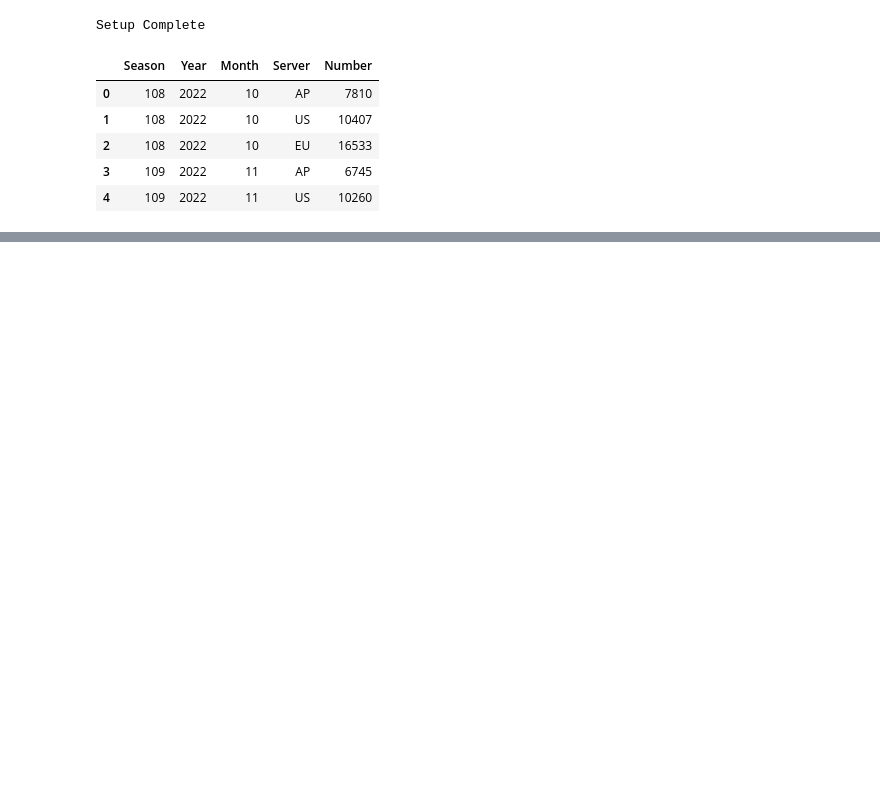
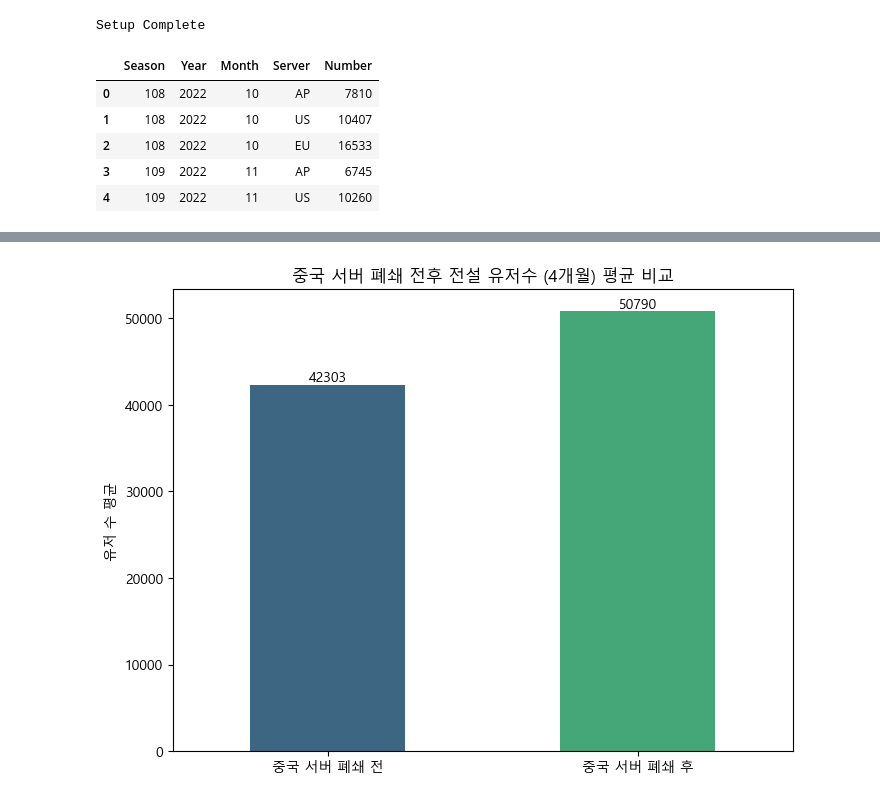
Before and after one commit to tlthr764/codingon_project_03, a Jupyter notebook: graph_legend.ipynb, the cells around one changed output, grey strips where cells are left out. Cells and saved outputs as stored; diff of their text form; code cells hidden in the pictures; blank space fills up the shorter version.

```diff
--- a/graph_legend.ipynb
+++ b/graph_legend.ipynb
@@ -94,3 +94,25 @@ plt.show()
+# %%
+# 108~111 시즌과 112~115 시즌으로 데이터 필터링
+season_108_111 = total_user[total_user['Season'].between(108, 111)]
+season_112_115 = total_user[total_user['Season'].between(112, 115)]
+
+# 유저 수 평균 계산
+mean_108_111 = season_108_111['Number'].mean()
+mean_112_115 = season_112_115['Number'].mean()
+
+# 그래프 그리기
+plt.figure(figsize=(8, 6))
+ax = sns.barplot(x=['중국 서버 폐쇄 전', '중국 서버 폐쇄 후'], y=[mean_108_111, mean_112_115], palette='viridis', width=0.5)
+
+# 막대 끝에 평균 유저수 표시
+for i, v in enumerate([mean_108_111, mean_112_115]):
+    ax.text(i, v + 50, f'{v:.0f}', color='black', ha='center', va='bottom')
+
+plt.title('중국 서버 폐쇄 전후 전설 유저수 (4개월) 평균 비교')
+plt.ylabel('유저 수 평균')
+plt.show()
+# %% [output]
+[figure, added]
 # %%
 # '날짜' 열을 생성하고 정렬
 legend_data['Time'] = pd.to_datetime(legend_data[['Year', 'Month']].astype(str).agg('-'.join, axis=1))
```
Also changed, not shown: parts of 5 cells of this notebook, 8 other files.
